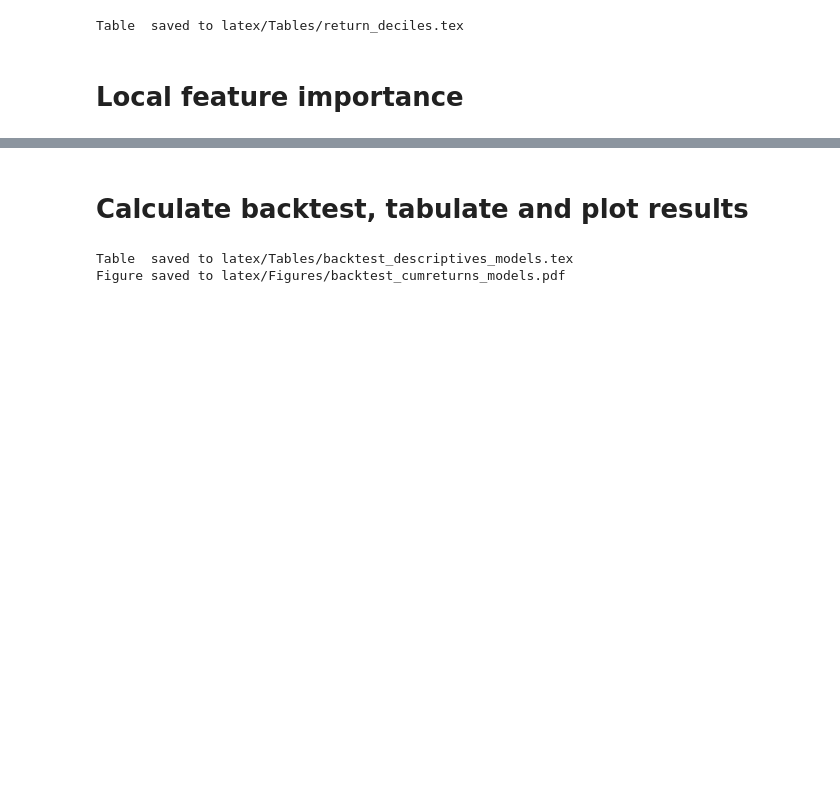
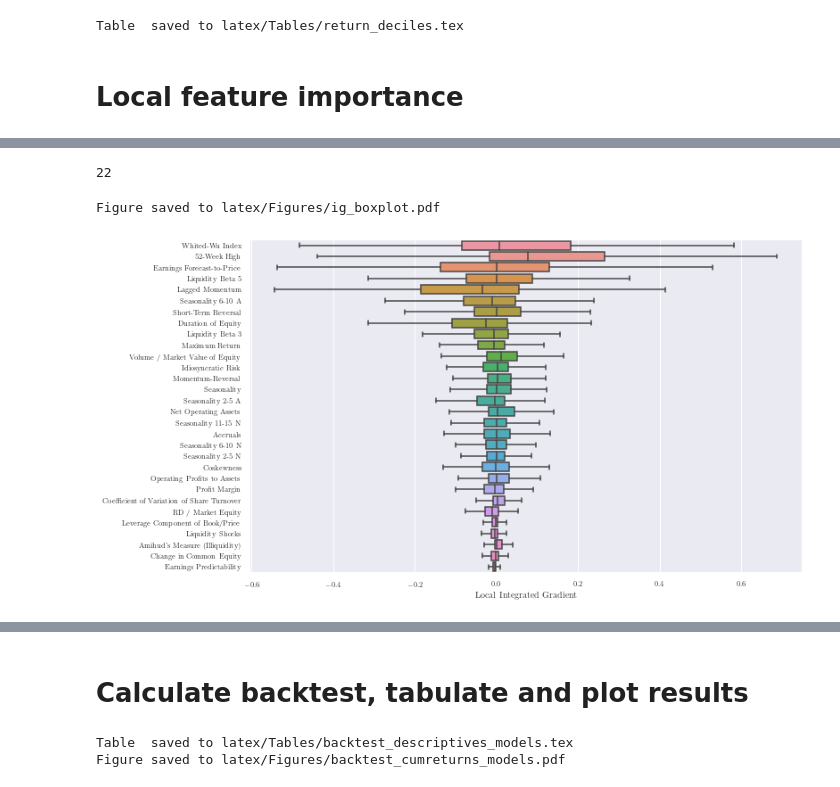
Before and after one commit to karolinachalupova/DiplomaThesis, a Jupyter notebook: figures.ipynb, the cells around one changed output, grey strips where cells are left out. Cells and saved outputs as stored; diff of their text form; code cells hidden in the pictures; blank space fills up the shorter version.

```diff
--- a/figures.ipynb
+++ b/figures.ipynb
@@ -96 +185,26 @@ df = lig.df[sortings.get('ig').values.tolist()]
+# %%
+coefs["Mean Sign Agrees"].sum()
+# %% [output]
+22
+# %%
+df = lig.df
+
+fig, axes = plt.subplots(1,1)
+axis = sns.boxplot(data=df, orient="h", showfliers=False)
+
+# Axis Labels
+axis.set_xlabel("Local Integrated Gradient")
+axis.set_ylabel("")
+
+# Y ticks
+labels = [meta.sc_to_latex.get(label) for label in list(df.columns)]
+axis.set_yticklabels(labels)
+
+# Convert to LatexFigure to change font and figsize
+fig = figures.LatexFigure(plt.gcf())
+fig.fit(scale=2)
+fig.save('latex/Figures/ig_boxplot.pdf')
+# %% [output]
+Figure saved to latex/Figures/ig_boxplot.pdf
+[figure, added]
 # %%
```
Also changed, not shown: parts of 12 cells of this notebook.
